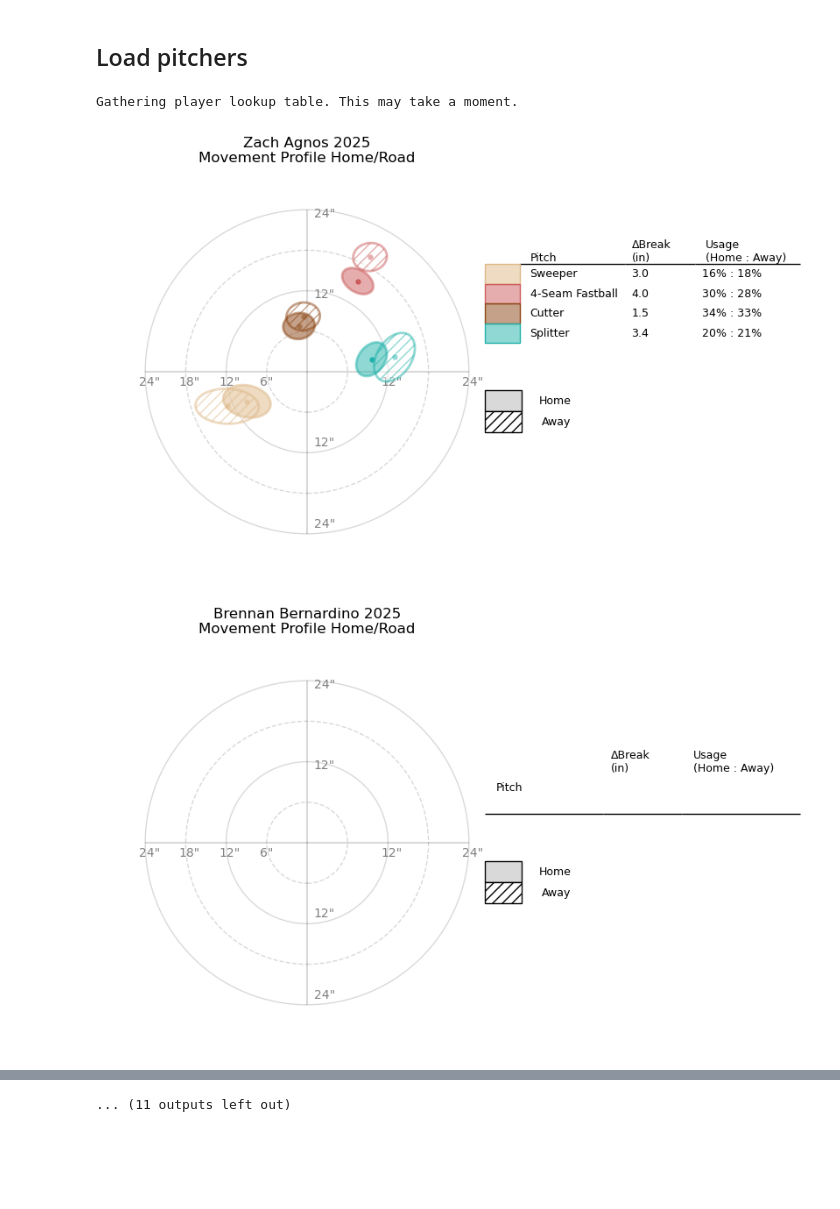
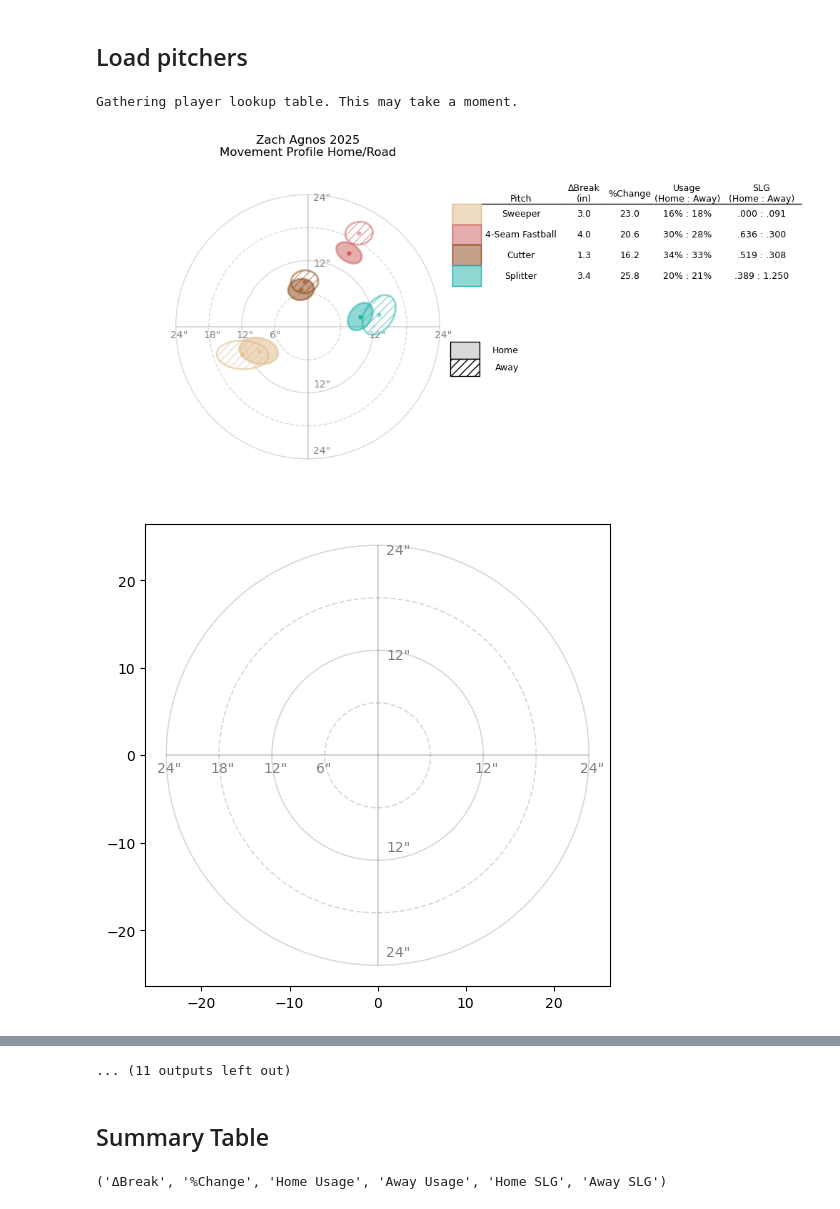
Before and after one commit to davidcooper7/RockiesAnalysis, a Jupyter notebook: pitch_movement/pitcher_movement_plots.ipynb, the cells around one changed output, grey strips where cells are left out. Drawn from its saved outputs; the diff is of its cells as text; code cells hidden in the pictures; blank space fills up the shorter version.

Commit message:
Updated movement plots

```diff
--- a/pitch_movement/pitcher_movement_plots.ipynb
+++ b/pitch_movement/pitcher_movement_plots.ipynb
@@ -21,25 +353,22 @@ MLB_roster = scrape_roster(level='MLB')
 # %%
 # Figure out who are pitchers
-from utils.scraping.safe_playerid_lookup import fangraphs_playerid_lookup
-from utils.scraping.fangraphs import get_player_fangraphs_props, is_pitcher
-from utils.scraping.split_name import split_name
-
 fig_dir = f'./{today}'
 os.makedirs(fig_dir, exist_ok=True)
 pitch_movement_df = pd.DataFrame(index=pd.MultiIndex(levels=[[],[]], codes=[[],[]], names=['Player', 'Pitch']),
-                                 columns=['Home X Break', 'Home Y Break', 'Away X Break', 'Away Y Break', 'ΔX Break', 'ΔY Break', 'ΔBreak', 'Home Usage', 'Away Usage'])
+                                 # columns=['Home X Break (in)', 'Home Y Break (in)', 'Away X Break (in)', 'Away Y Break (in)', 'ΔX Break (in)', 'ΔY Break (in)', 'ΔBreak (in)', '%Change', 'Home Usage', 'Away Usage'])
+                                 columns=['ΔBreak (in)', '%Change', 'Home Usage', 'Away Usage', 'Home SLG', 'Away SLG'])
 for i, name in enumerate(MLB_roster):
 
     player_props = get_player_fangraphs_props(*split_name(name), playerid=fangraphs_playerid_lookup(*split_name(name)))
     if is_pitcher(player_props):
         fig, ax, player_df = plot_pitcher_home_away_movement(*split_name(name))
         if player_df.shape[0] > 0:
             fig.savefig(os.path.join(fig_dir, name + '.png'), bbox_inches='tight')
 
         # Add to master df
         for pitch, r in player_df.iterrows():
-            pitch_movement_df.loc[(name, pitch), :] = r
+            pitch_movement_df.loc[(name, pitch), :] = r.values
 # %% [output]
 Gathering player lookup table. This may take a moment.
-[figure, old version]
+[figure, new version]
-[figure, old version]
+[figure, new version]
@@ -55,2 +384,8 @@ Gathering player lookup table. This may take a moment.
 ... (11 outputs left out)
+# %% [markdown]
+## Summary Table
+# %%
+'ΔBreak', '%Change', 'Home Usage', 'Away Usage', 'Home SLG', 'Away SLG'
+# %% [output]
+('ΔBreak', '%Change', 'Home Usage', 'Away Usage', 'Home SLG', 'Away SLG')
 # %%
```
Also changed, not shown: parts of 11 cells of this notebook, 17 other files.
